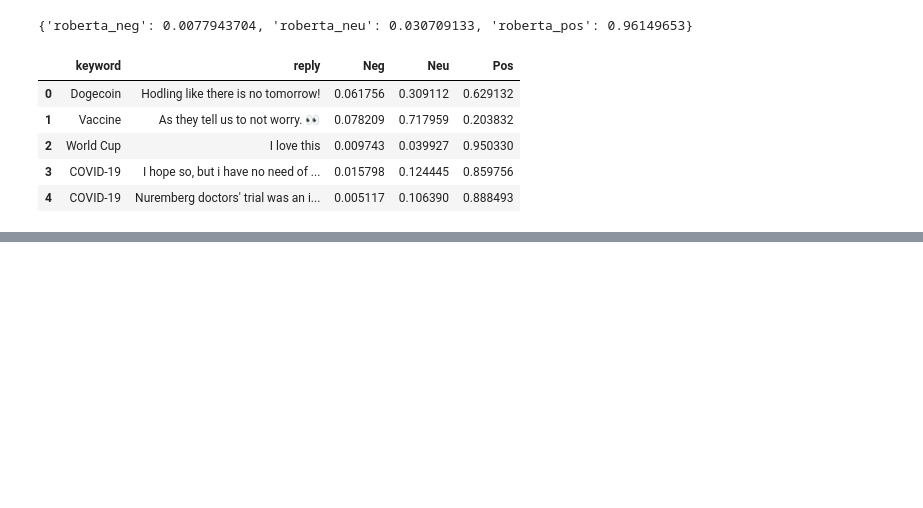
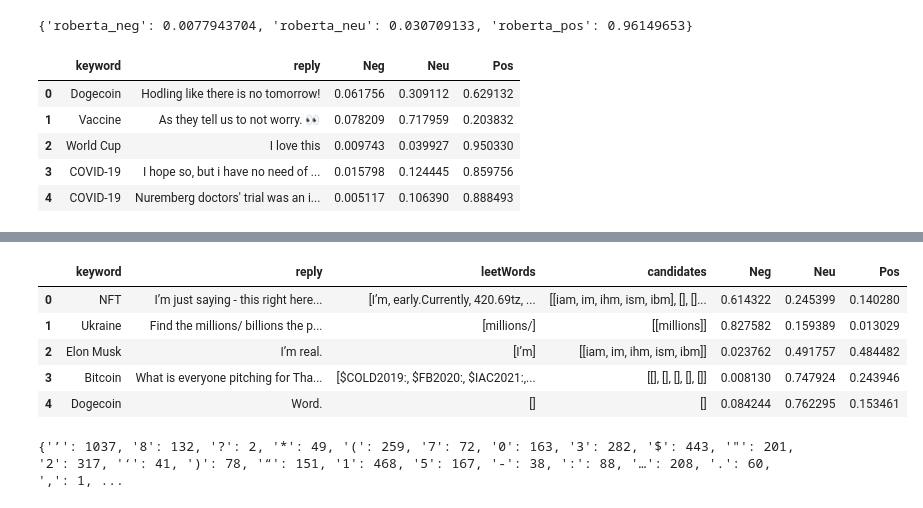
Before and after one commit to humayraR/LeetspeakMining, a Jupyter notebook: data_processing.ipynb, the cells around one changed output, grey strips where cells are left out. Saved outputs shown, nothing was run; the diff lists cells and outputs as text; code cells hidden in the pictures; blank space fills up the shorter version.

```diff
--- a/data_processing.ipynb
+++ b/data_processing.ipynb
@@ -112,0 +319,8 @@ test1_result_df.head()
+# %%
+train1, train2 = train_test_split(train, test_size=0.50)
+train1.reset_index(drop=True)
+train2.reset_index(drop=True)
+print("Training Dataset1:")
+train1.info()
+print("\nTraining Dataset2:")
+train2.info()
@@ -112,0 +345,34 @@ test1_result_df.head()
+# %%
+# Run leet algorithm on train data to extract leet words and their substitutions
+setupLeetDict() # initiate FP list
+trainLeet1 = {'keyword':[], 'reply':[], 'leetWords':[], 'candidates':[], 'Neg':[], 'Neu':[], 'Pos':[]}
+
+for i in trange(len(train1['reply'].values)):
+    trainLeet1['keyword'].append(train1['keyword'].values[i])
+    trainLeet1['reply'].append(train1['reply'].values[i])
+
+    leetWords = getLeetWordList(train1['reply'].values[i])
+    trainLeet1['leetWords'].append(leetWords)
+    candidates = []
+    for lword in leetWords:
+        possibleMatches = getMatchList(lword)
+        candidates.append(possibleMatches)
+        possibleSubs = getPossibleSubstitutions(lword, possibleMatches)
+        updateLeetDict(possibleSubs)
+    trainLeet1['candidates'].append(candidates)
+
+
+    polarity_scores = polarity_scores_roberta(train1['reply'].values[i])
+    trainLeet1['Neg'].append(polarity_scores['roberta_neg'])
+    trainLeet1['Neu'].append(polarity_scores['roberta_neu'])
+    trainLeet1['Pos'].append(polarity_scores['roberta_pos'])
+
+train1_result_df = pd.DataFrame(trainLeet1)
+train1_result_df.head()
+# %% [output]
+|  | keyword | reply | leetWords | candidates | Neg | Neu | Pos |
+| 0 | NFT | I’m just saying - this right here... | [I’m, early.Currently, 420.69tz, ... | [[iam, im, ihm, ism, ibm], [], []... | 0.614322 | 0.245399 | 0.140280 |
+| 1 | Ukraine | Find the millions/ billions the p... | [millions/] | [[millions]] | 0.827582 | 0.159389 | 0.013029 |
+| 2 | Elon Musk | I’m real. | [I’m] | [[iam, im, ihm, ism, ibm]] | 0.023762 | 0.491757 | 0.484482 |
+| 3 | Bitcoin | What is everyone pitching for Tha... | [$COLD2019:, $FB2020:, $IAC2021:,... | [[], [], [], [], []] | 0.008130 | 0.747924 | 0.243946 |
+| 4 | Dogecoin | Word. | [] | [] | 0.084244 | 0.762295 | 0.153461 |
@@ -112,0 +384,17 @@ test1_result_df.head()
+# %%
+import numpy as np
+leetDict['B']
+
+allKeysCounts = []
+allKeys = []
+for key in leetDict["B"].keys():
+    allKeys.append(key)
+    allKeysCounts.append(leetDict["B"][key])
+
+    #print(key, leetDict["F"][key])
+f_set = np.array(leetDict["B"])
+print(f_set)
+
+# f_set_df = pd.DataFrame()
+# %% [output]
+{'’': 1037, '8': 132, '?': 2, '*': 49, '(': 259, '7': 72, '0': 163, '3': 282, '$': 443, '"': 201, '2': 317, '‘': 41, ')': 78, '“': 151, '1': 468, '5': 167, '-': 38, ':': 88, '…': 208, '.': 60, ',': 1, ...
```
Also changed, not shown: parts of 12 cells of this notebook, 4 other files.
